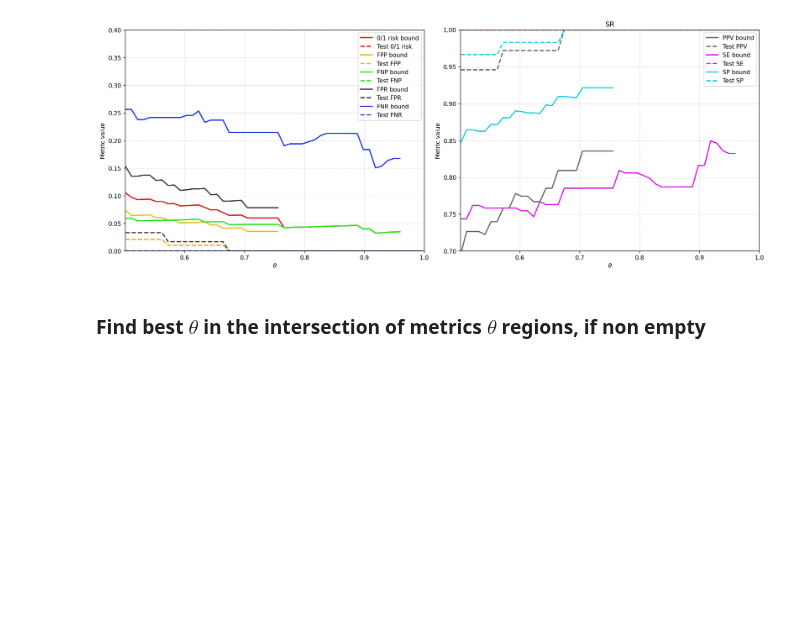
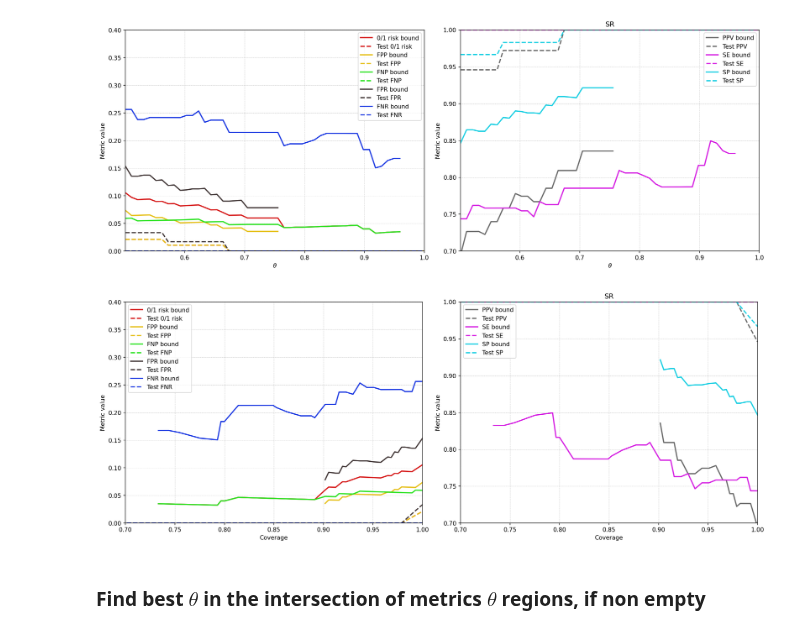
Before and after one commit to EmilienJemelen/selective-classification, a Jupyter notebook: experiments/BC/joint_control_log_reg.ipynb, the cells around one changed output. Saved outputs shown, nothing was run; the diff lists cells and outputs as text; code cells hidden in the pictures; blank space fills up the shorter version.

Commit message:
some last plot adjustments

```diff
--- a/experiments/BC/joint_control_log_reg.ipynb
+++ b/experiments/BC/joint_control_log_reg.ipynb
@@ -75,6 +74,14 @@ plot_all_metrics(train_set, test_set,
                  ylim1=[0,0.4], ylim2=[0.7,1])
 # %% [output]
 [figure]
+# %%
+plot_all_metrics(train_set, test_set,
+                 delta, color_map, title='SR',
+                 xlim1=[0.7,1], xlim2=[0.7,1],
+                 ylim1=[0,0.4], ylim2=[0.7,1],
+                 by_coverage=True)
+# %% [output]
+[figure, added]
 # %% [markdown]
 ### Find best $\theta$ in the intersection of metrics $\theta$ regions, if non empty
 # %%
```
Also changed, not shown: parts of 1 cell of this notebook, 1 other file.
